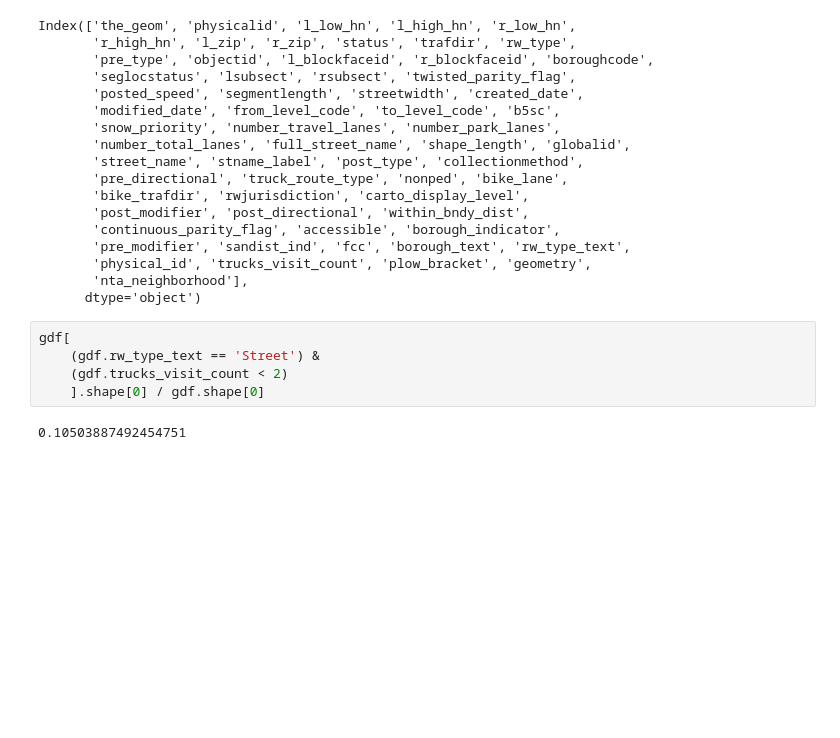
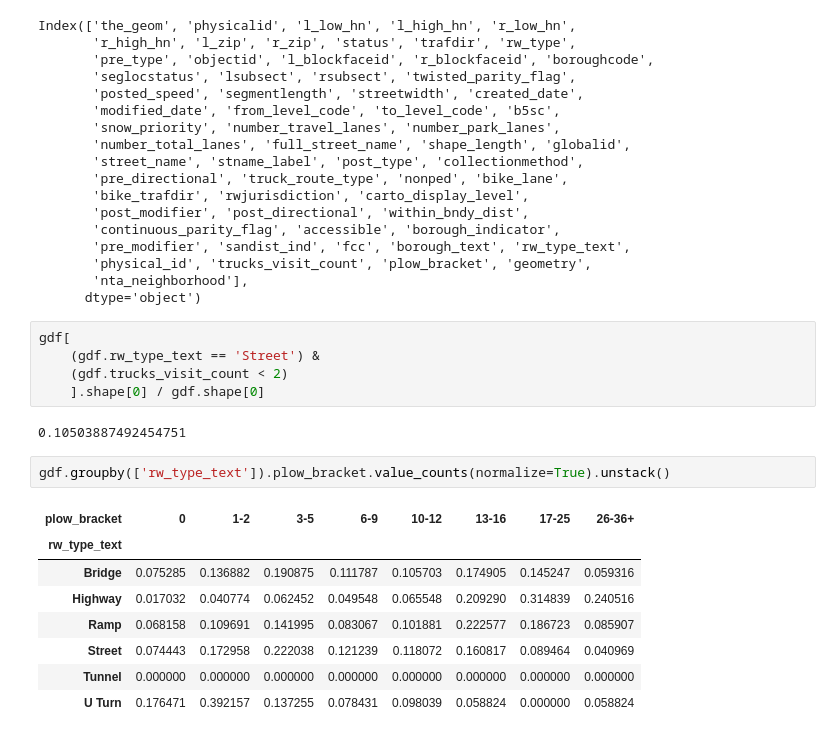
Before and after one commit to kcinbk/SnowDay_NYC, a Jupyter notebook: codes/FebStorm_EDA_PlowNYC .ipynb, the cells around one changed output. Drawn from its saved outputs; the diff is of its cells as text; blank space fills up the shorter version.

```diff
--- a/codes/FebStorm_EDA_PlowNYC .ipynb
+++ b/codes/FebStorm_EDA_PlowNYC .ipynb
@@ -661,3 +661,14 @@ gdf[
     ].shape[0] / gdf.shape[0]
 # %% [output]
 0.10503887492454751
+# %%
+gdf.groupby(['rw_type_text']).plow_bracket.value_counts(normalize=True).unstack()
+# %% [output]
+| plow_bracket | 0 | 1-2 | 3-5 | 6-9 | 10-12 | 13-16 | 17-25 | 26-36+ |
+| rw_type_text |  |  |  |  |  |  |  |  |
+| Bridge | 0.075285 | 0.136882 | 0.190875 | 0.111787 | 0.105703 | 0.174905 | 0.145247 | 0.059316 |
+| Highway | 0.017032 | 0.040774 | 0.062452 | 0.049548 | 0.065548 | 0.209290 | 0.314839 | 0.240516 |
+| Ramp | 0.068158 | 0.109691 | 0.141995 | 0.083067 | 0.101881 | 0.222577 | 0.186723 | 0.085907 |
+| Street | 0.074443 | 0.172958 | 0.222038 | 0.121239 | 0.118072 | 0.160817 | 0.089464 | 0.040969 |
+| Tunnel | 0.000000 | 0.000000 | 0.000000 | 0.000000 | 0.000000 | 0.000000 | 0.000000 | 0.000000 |
+| U Turn | 0.176471 | 0.392157 | 0.137255 | 0.078431 | 0.098039 | 0.058824 | 0.000000 | 0.058824 |
```
Also changed, not shown: parts of 4 cells of this notebook, 6 other files.
